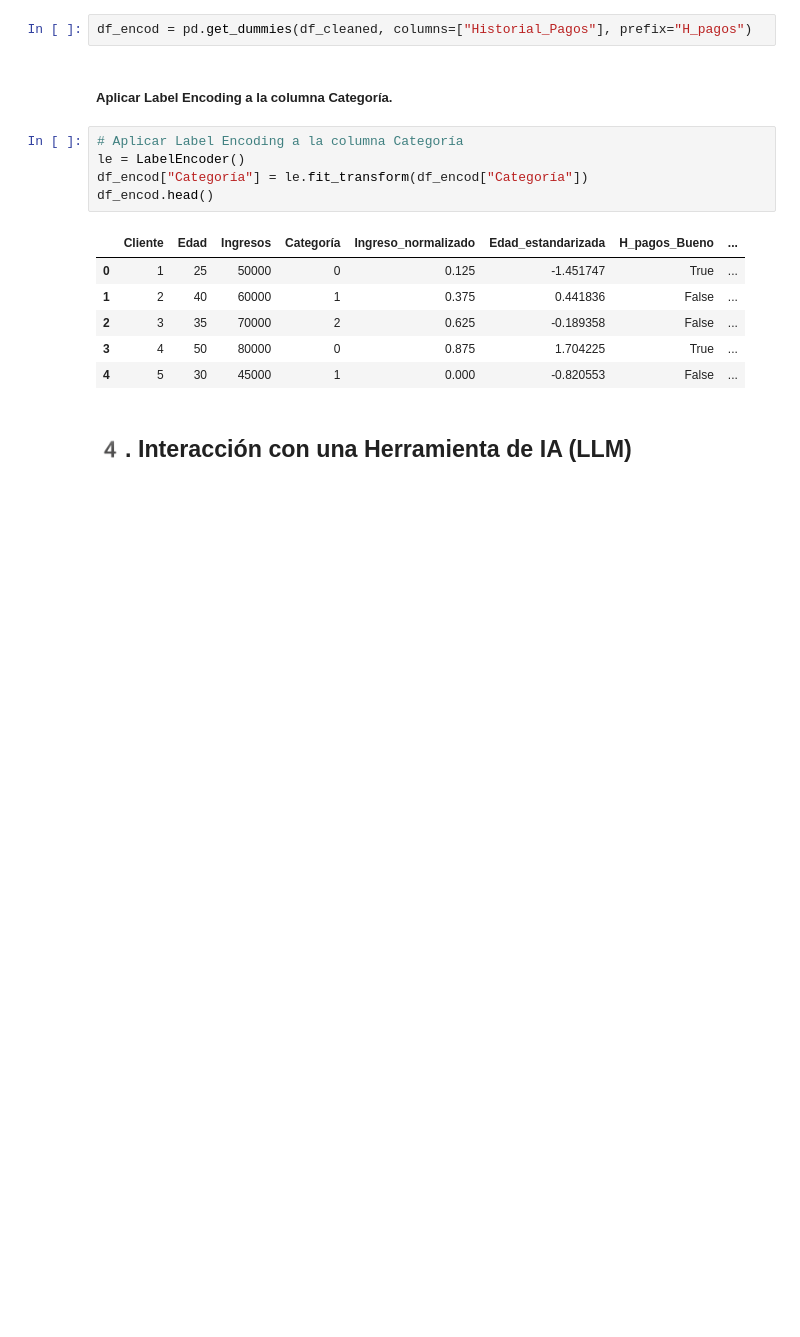
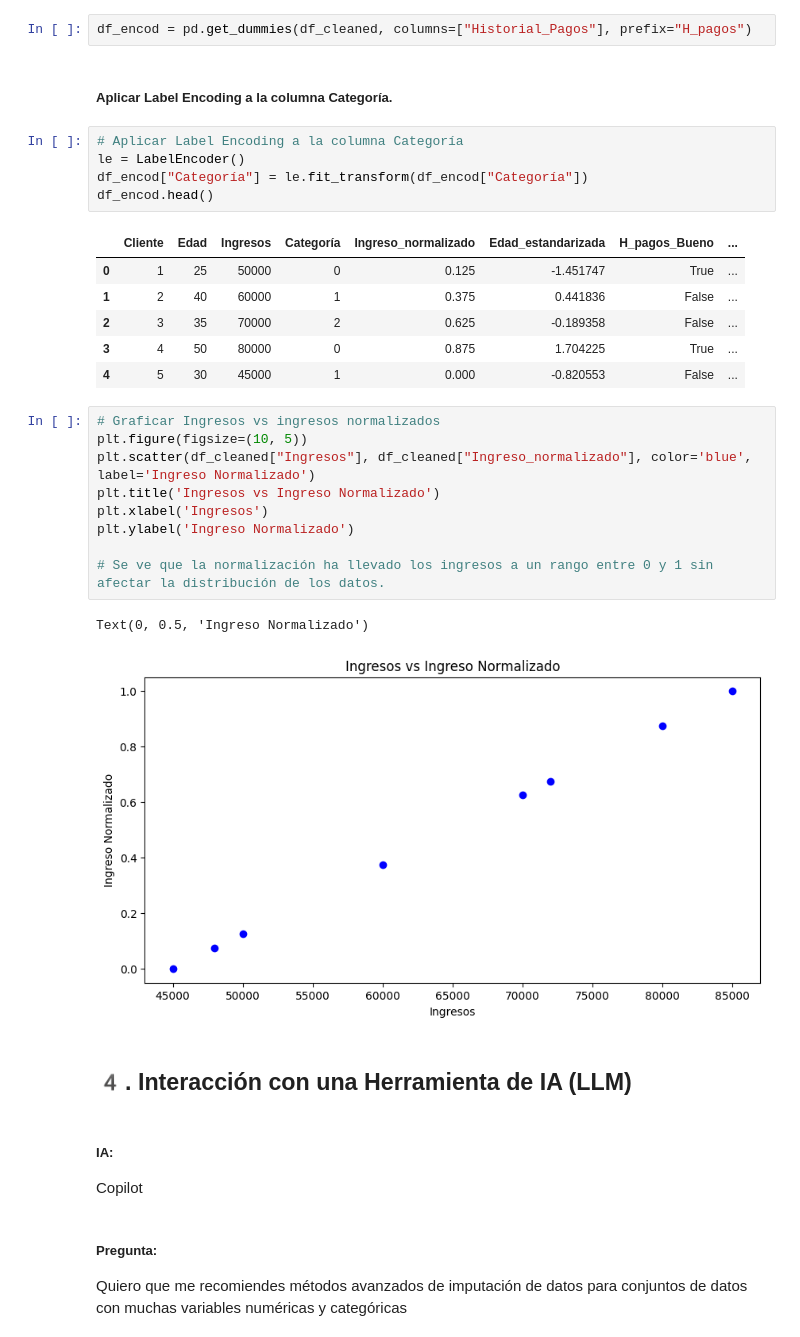
Before and after one commit to pablo-jusim/Clase-05-mineria, a Jupyter notebook: ejercicio_integrador_c5.ipynb, the cells around one changed output. Cells and saved outputs as stored; diff of their text form; blank space fills up the shorter version.

```diff
--- a/ejercicio_integrador_c5.ipynb
+++ b/ejercicio_integrador_c5.ipynb
@@ -116,5 +115,21 @@ df_encod.head()
 | 2 | 3 | 35 | 70000 | 2 | 0.625 | -0.189358 | False | ... |
 | 3 | 4 | 50 | 80000 | 0 | 0.875 | 1.704225 | True | ... |
 | 4 | 5 | 30 | 45000 | 1 | 0.000 | -0.820553 | False | ... |
+# %%
+# Graficar Ingresos vs ingresos normalizados
+plt.figure(figsize=(10, 5))
+plt.scatter(df_cleaned["Ingresos"], df_cleaned["Ingreso_normalizado"], color='blue', label='Ingreso Normalizado')
+plt.title('Ingresos vs Ingreso Normalizado')
+plt.xlabel('Ingresos')
+plt.ylabel('Ingreso Normalizado')
+
+# Se ve que la normalización ha llevado los ingresos a un rango entre 0 y 1 sin afectar la distribución de los datos.
+# %% [output]
+Text(0, 0.5, 'Ingreso Normalizado')
+[figure, added]
 # %% [markdown]
 ## 4️. Interacción con una Herramienta de IA (LLM)
+# %% [markdown]
+<h5><strong>IA:</strong></h5>Copilot
+# %% [markdown]
+<h5><strong>Pregunta:</strong></h5> Quiero que me recomiendes métodos avanzados de imputación de datos para conjuntos de datos con muchas variables numéricas y categóricas
```
Also changed, not shown: parts of 3 cells of this notebook.
